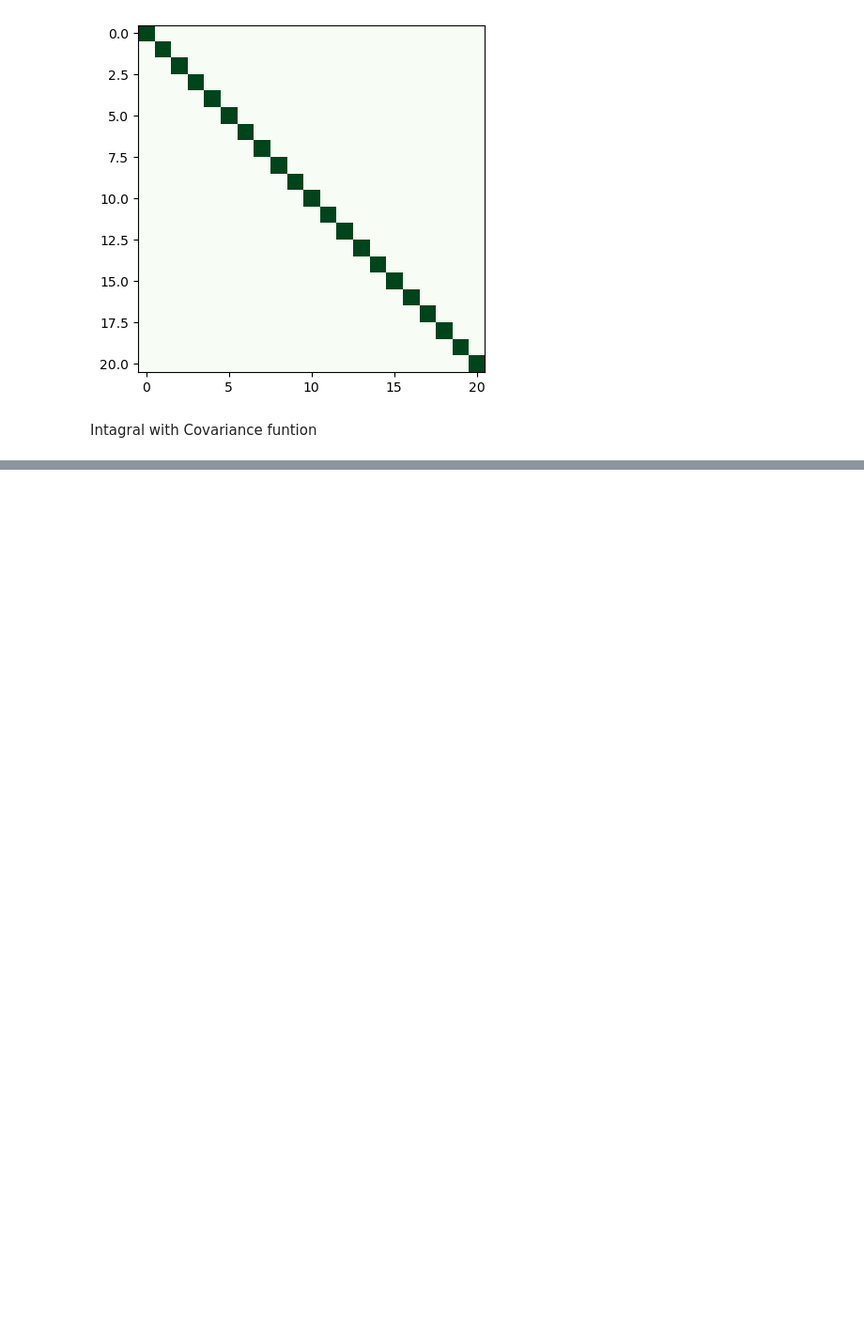
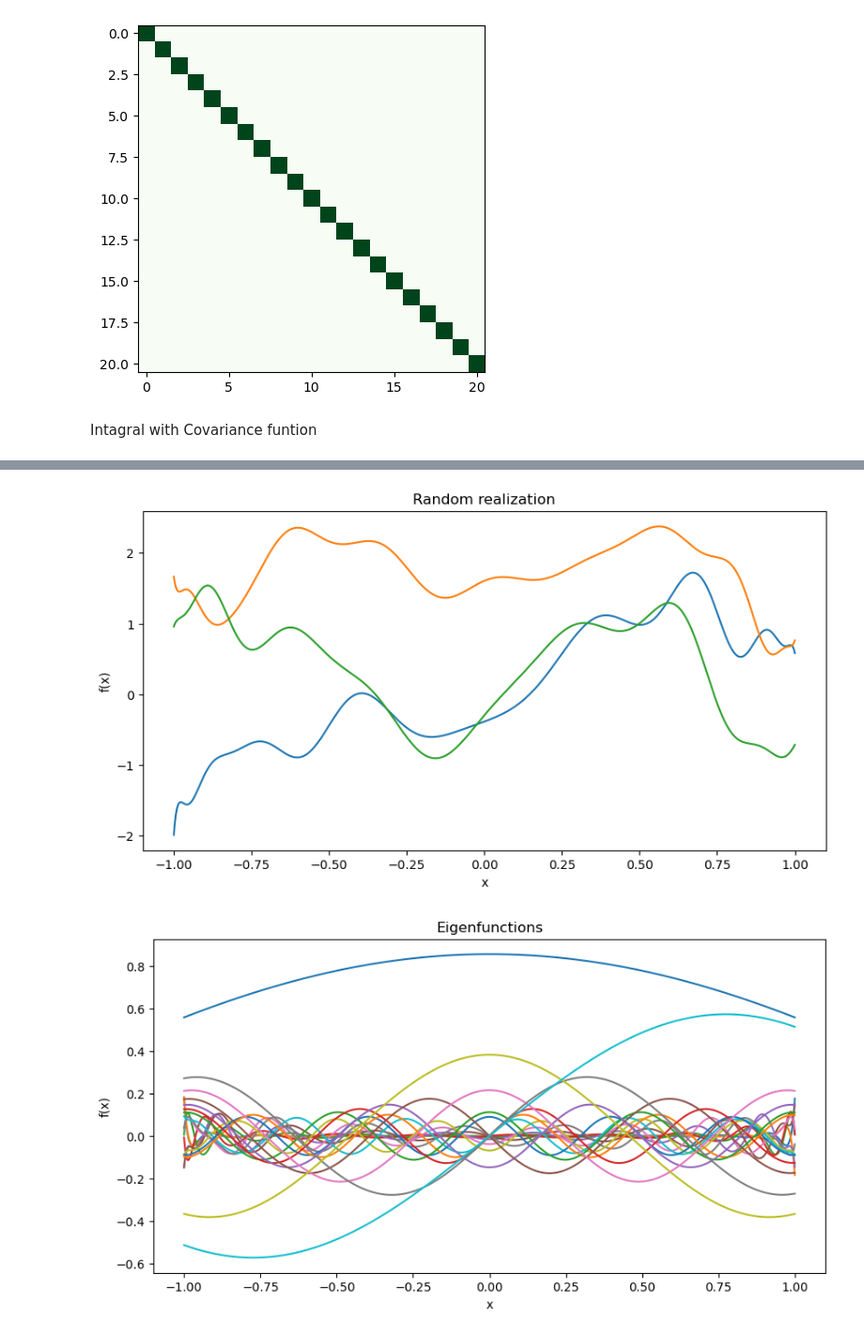
Before and after one commit to SED0280/BakalarkaCode, a Jupyter notebook: Gausova Kvadratura.ipynb, the cells around one changed output, grey strips where cells are left out. Shown at 94% size. Drawn from its saved outputs; the diff is of its cells as text; code cells hidden in the pictures; blank space fills up the shorter version.

```diff
--- a/Gausova Kvadratura.ipynb
+++ b/Gausova Kvadratura.ipynb
@@ -301 +316,36 @@ plt.show()
+# %%
+# eigendecomposition of matrix
+eigenvalues, eigenvectors = np.linalg.eigh(matrix)
+x_axis = np.linspace(-1, 1, 1000)
+values = l(x_axis)
+eigenvectors_functions = (values.T @ eigenvectors) * np.sqrt(np.maximum(eigenvalues, 0))
+
+# random realization
+n = eigenvectors_functions.shape[1]
+
+plt.figure(figsize=(10, 5))
+for i in range(3):
+    realisation = np.random.normal(size=n)
+    realisation = eigenvectors_functions @ realisation
+
+    plt.plot(x_axis, realisation)
+
+
+plt.title('Random realization')
+plt.xlabel('x')
+plt.ylabel('f(x)')
+plt.show()
+
+
+# eigenfunctions visualization
+plt.figure(figsize=(10, 5))
+for fnc in eigenvectors_functions.T:
+    plt.plot(x_axis, fnc)
+plt.title('Eigenfunctions')
+plt.xlabel('x')
+plt.ylabel('f(x)')
+plt.show()
+# %% [output]
+[figure, added]
+[figure, added]
 # %%
```
Also changed, not shown: parts of 11 cells of this notebook, 1 other file.
